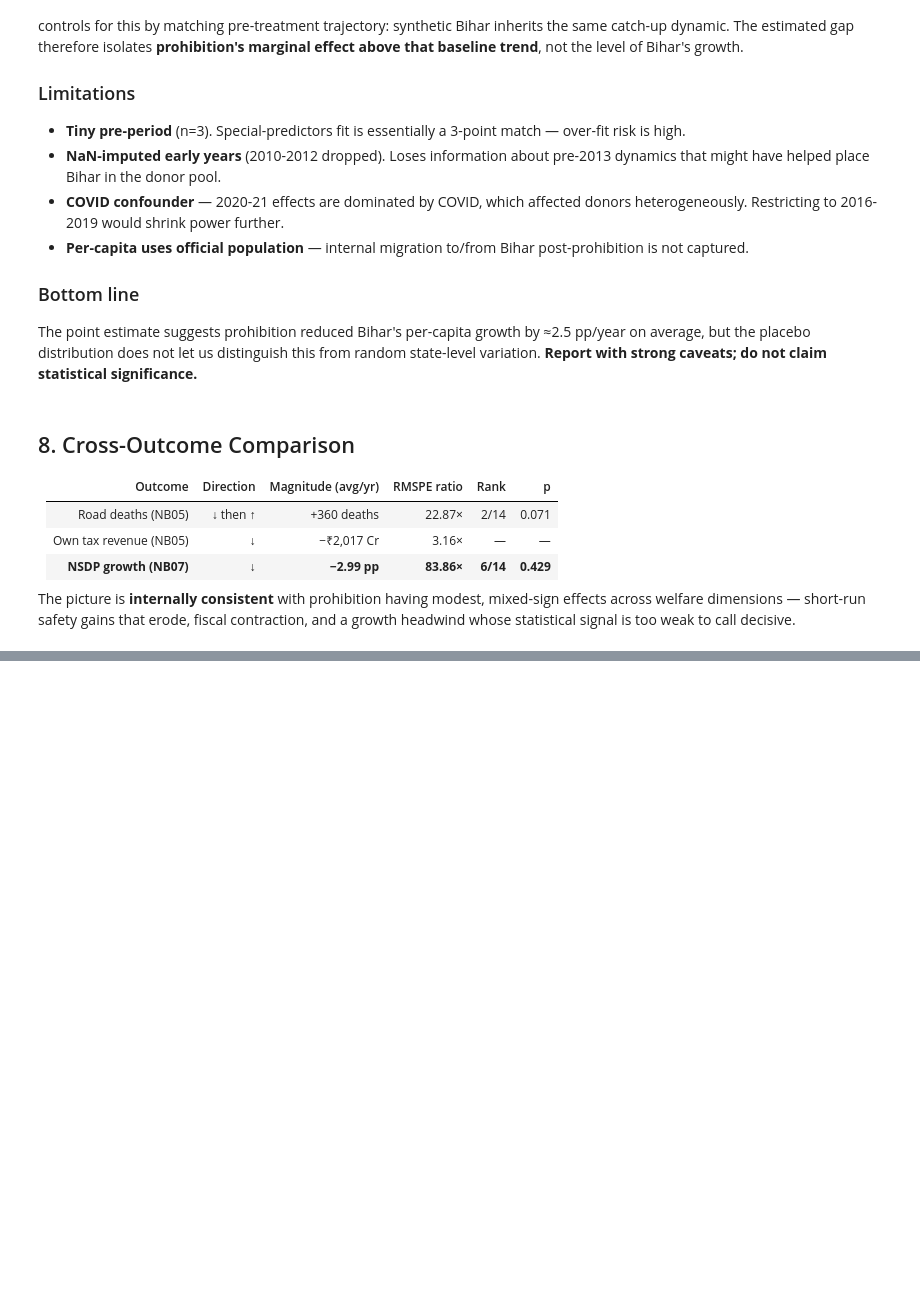
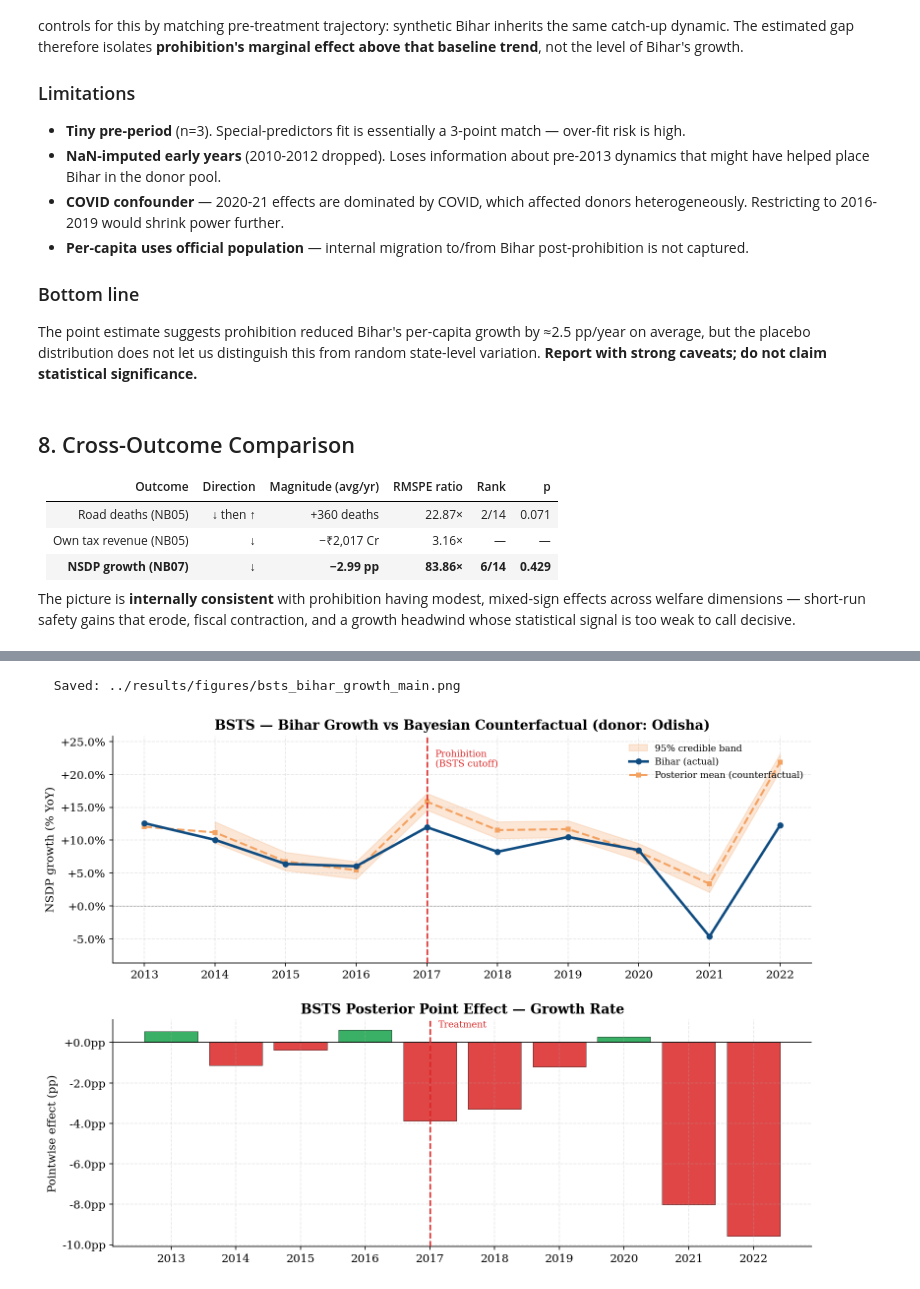
Before and after one commit to amsorrytola/scm-policy-india-, a Jupyter notebook: notebooks/07_scm_bihar_growth.ipynb, the cells around one changed output, grey strips where cells are left out. Drawn from its saved outputs; the diff is of its cells as text; code cells hidden in the pictures; blank space fills up the shorter version.

Commit message:
feat: BSTS for NSDP growth outcome + dynamic Gemini context per tab

```diff
--- a/notebooks/07_scm_bihar_growth.ipynb
+++ b/notebooks/07_scm_bihar_growth.ipynb
@@ -429,0 +454,16 @@ signal is too weak to call decisive.
+# %%
+from src.bsts import BSTSAnalysis
+
+BSTS_TREATMENT_DATE = "2017-01-01"
+
+panel_clean = panel.dropna(subset=["nsdp_growth_yoy"])
+bsts_growth = BSTSAnalysis(
+    panel_df=panel_clean,
+    treated_unit=TREATED,
+    donor_pool=["Odisha"],   # single-donor — see methodology note above
+    outcome="nsdp_growth_yoy",
+    treatment_date=BSTS_TREATMENT_DATE,
+    max_donors=None,
+)
+bsts_growth.fit()
+print(bsts_growth.summary())
@@ -429,0 +487,64 @@ signal is too weak to call decisive.
+# %%
+# Plot BSTS growth
+import json
+with open("../api/results/bihar_bsts_growth.json") as f:
+    bg = json.load(f)
+
+bg_dates = pd.to_datetime(bg["dates"])
+def to_series(arr): return pd.Series(
+    [v if v is not None else np.nan for v in arr], index=bg_dates,
+)
+bg_obs  = to_series(bg["observed"])
+bg_pred = to_series(bg["predicted_mean"])
+bg_lo   = to_series(bg["predicted_lower"])
+bg_hi   = to_series(bg["predicted_upper"])
+bg_eff  = to_series(bg["point_effect"])
+
+BSTS_TS = pd.to_datetime(BSTS_TREATMENT_DATE)
+all_vals = pd.concat([bg_obs.dropna(), bg_pred.dropna()])
+y_lo = float(all_vals.min()) - 4
+y_hi = float(all_vals.max()) + 4
+
+fig, axes = plt.subplots(2, 1, figsize=(11, 8))
+
+# Panel A — observed vs predicted
+ax = axes[0]
+band_mask = bg_lo.notna() & bg_hi.notna()
+ax.fill_between(bg_dates[band_mask], bg_lo[band_mask], bg_hi[band_mask],
+                alpha=0.25, color=COLOR_SYNTHETIC, label="95% credible band")
+ax.plot(bg_dates, bg_obs, color=COLOR_TREATED, linewidth=2.5,
+        label="Bihar (actual)", marker="o", markersize=5, zorder=10)
+ax.plot(bg_dates, bg_pred, color=COLOR_SYNTHETIC, linewidth=2, linestyle="--",
+        label="Posterior mean (counterfactual)", marker="s", markersize=4)
+treatment_line(ax, BSTS_TREATMENT_DATE, label="Prohibition\n(BSTS cutoff)")
+ax.axhline(0, color="black", linewidth=0.5, linestyle=":")
+ax.set_ylim(y_lo, y_hi)
+ax.set_ylabel("NSDP growth (% YoY)")
+ax.set_title("BSTS — Bihar Growth vs Bayesian Counterfactual (donor: Odisha)")
+ax.yaxis.set_major_formatter(mticker.FuncFormatter(lambda x, _: f"{x:+.1f}%"))
+ax.legend(loc="upper right", fontsize=9)
+
+# Panel B — pointwise effect
+ax = axes[1]
+eff_mask = bg_eff.notna()
+ax.bar(bg_dates[eff_mask], bg_eff[eff_mask], width=300,
+       color=["#16a34a" if v >= 0 else "#dc2626" for v in bg_eff[eff_mask]],
+       alpha=0.85, edgecolor="black", linewidth=0.4)
+ax.axhline(0, color="black", linewidth=0.8)
+treatment_line(ax, BSTS_TREATMENT_DATE)
+ax.set_ylabel("Pointwise effect (pp)")
+ax.set_title("BSTS Posterior Point Effect — Growth Rate")
+ax.yaxis.set_major_formatter(mticker.FuncFormatter(lambda x, _: f"{x:+.1f}pp"))
+
+fig.tight_layout(pad=2)
+save_fig(fig, Path("../results/figures/bsts_bihar_growth_main.png"))
+plt.show()
+
+post_effs = bg_eff[bg_dates >= BSTS_TS].dropna()
+print(f"\nAvg post effect: {post_effs.mean():+.3f} pp/year")
+print(f"Pre-period |effect| (sanity): "
+      f"{abs(bg_eff[bg_dates < BSTS_TS].dropna()).mean():.3f} pp")
+print(f"p-value: {bg['p_value']}")
+# %% [output]
+  Saved: ../results/figures/bsts_bihar_growth_main.png
+[figure, added]
```
Also changed, not shown: parts of 6 cells of this notebook, 10 other files.
